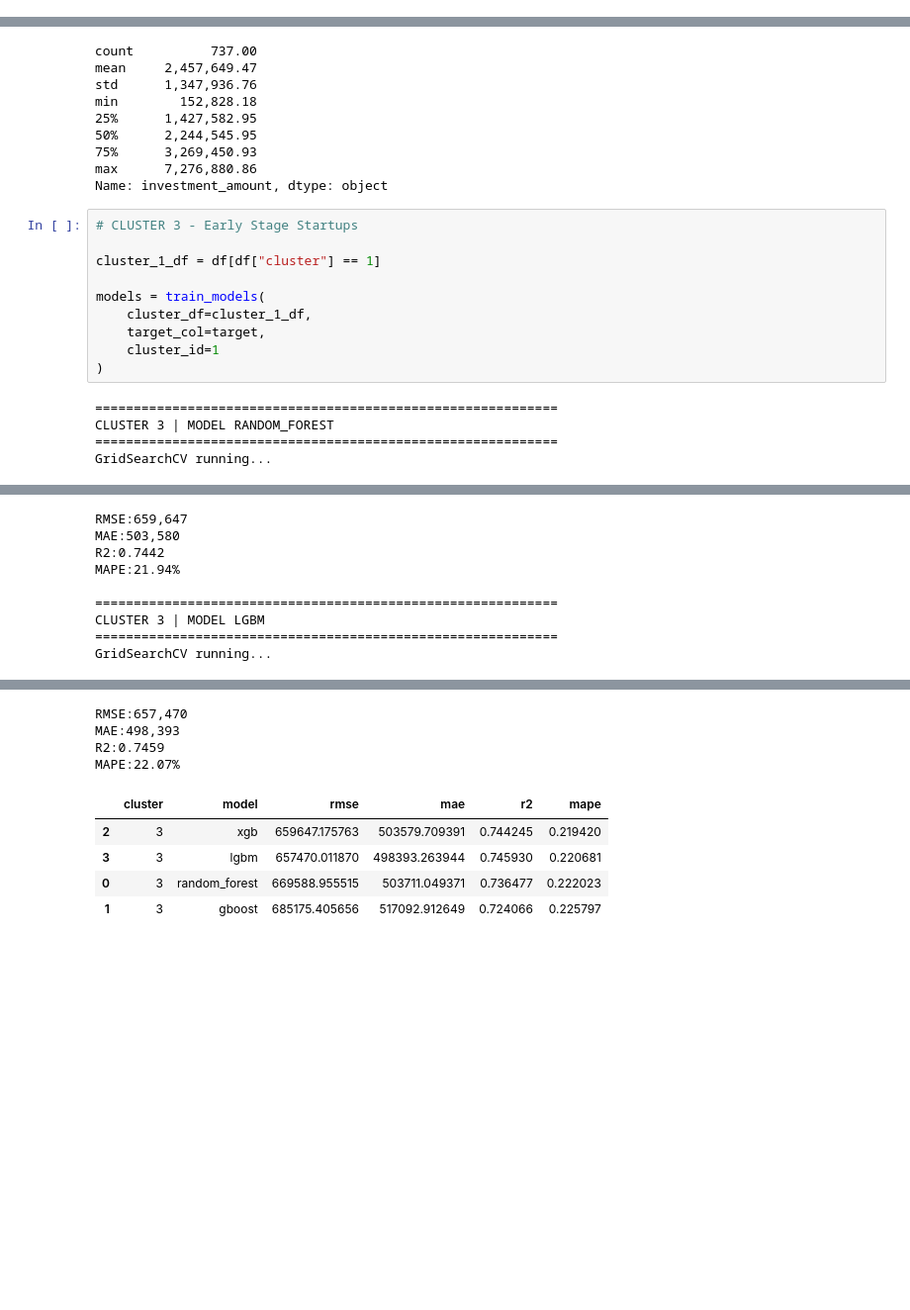
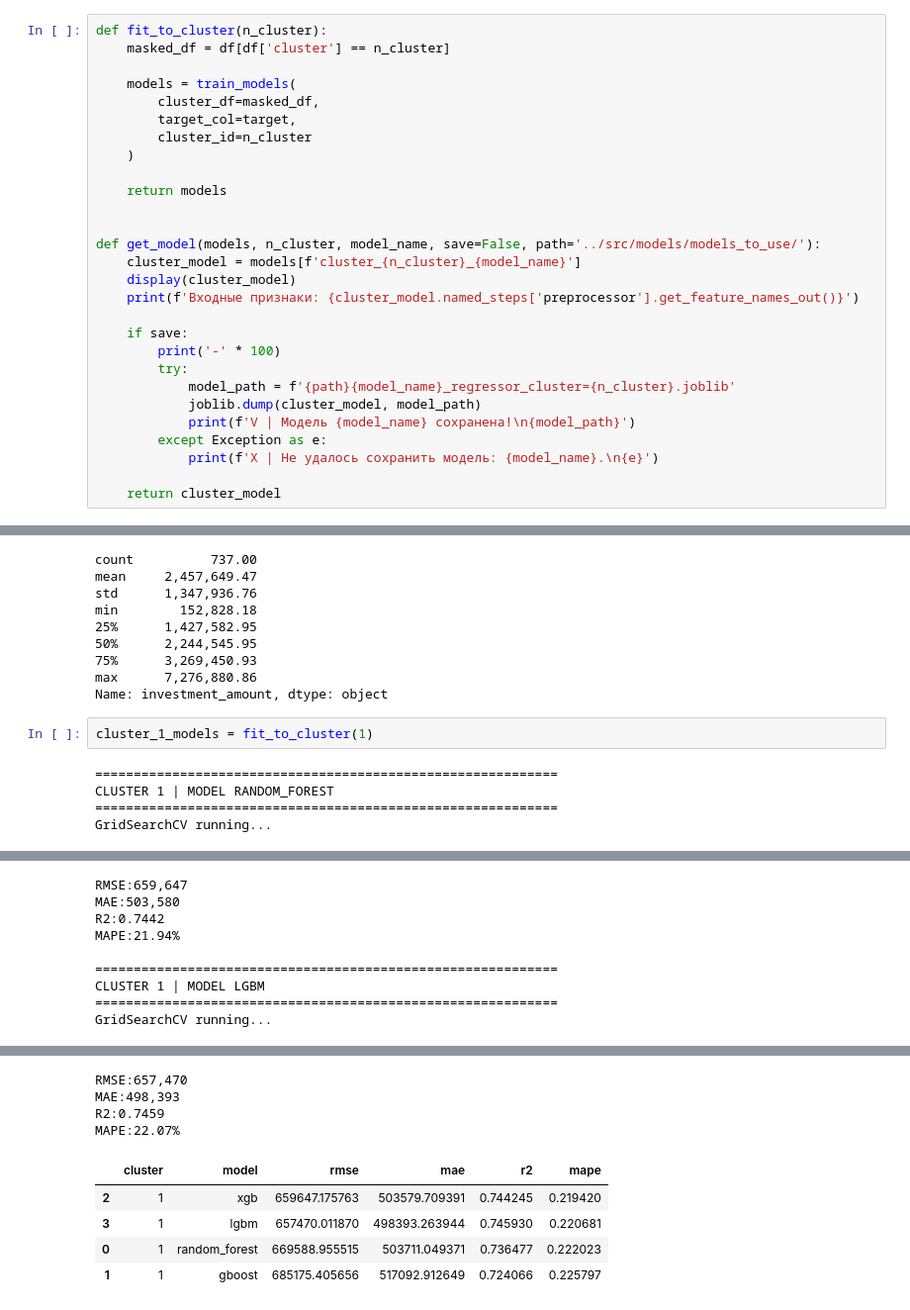
Before and after one commit to Ejtolf/startup_applications_investment_notebooks, a Jupyter notebook: notebooks/03_startup_sponsoring.ipynb, the cells around one changed output, grey strips where cells are left out. Shown at 99% size. Saved outputs shown, nothing was run; the diff lists cells and outputs as text; blank space fills up the shorter version.

Commit message:
Regression fitted for clusters 0; 1; 3.

```diff
--- a/notebooks/03_startup_sponsoring.ipynb
+++ b/notebooks/03_startup_sponsoring.ipynb
@@ -786,0 +787,28 @@ target = 'investment_amount_log'
+# %%
+def fit_to_cluster(n_cluster):
+    masked_df = df[df['cluster'] == n_cluster]
+
+    models = train_models(
+        cluster_df=masked_df,
+        target_col=target,
+        cluster_id=n_cluster
+    )
+
+    return models
+
+
+def get_model(models, n_cluster, model_name, save=False, path='../src/models/models_to_use/'):
+    cluster_model = models[f'cluster_{n_cluster}_{model_name}']
+    display(cluster_model)
+    print(f'Входные признаки: {cluster_model.named_steps['preprocessor'].get_feature_names_out()}')
+
+    if save:
+        print('-' * 100)
+        try:
+            model_path = f'{path}{model_name}_regressor_cluster={n_cluster}.joblib'
+            joblib.dump(cluster_model, model_path)
+            print(f'V | Модель {model_name} сохранена!\n{model_path}')
+        except Exception as e:
+            print(f'X | Не удалось сохранить модель: {model_name}.\n{e}')
+
+    return cluster_model
@@ -940,17 +948,9 @@ min        152,828.18
 max      7,276,880.86
 Name: investment_amount, dtype: object
 # %%
-# CLUSTER 3 - Early Stage Startups
-
-cluster_1_df = df[df["cluster"] == 1]
-
-models = train_models(
-    cluster_df=cluster_1_df,
-    target_col=target,
-    cluster_id=1
-)
+cluster_1_models = fit_to_cluster(1)
 # %% [output]
 ============================================================
-CLUSTER 3 | MODEL RANDOM_FOREST
+CLUSTER 1 | MODEL RANDOM_FOREST
 ============================================================
 GridSearchCV running...
@@ -984,6 +984,6 @@ R2:0.7442
 MAPE:21.94%
 
 ============================================================
-CLUSTER 3 | MODEL LGBM
+CLUSTER 1 | MODEL LGBM
 ============================================================
 GridSearchCV running...
@@ -992,10 +992,10 @@ GridSearchCV running...
 RMSE:657,470
 MAE:498,393
 R2:0.7459
 MAPE:22.07%
 |  | cluster | model | rmse | mae | r2 | mape |
-| 2 | 3 | xgb | 659647.175763 | 503579.709391 | 0.744245 | 0.219420 |
-| 3 | 3 | lgbm | 657470.011870 | 498393.263944 | 0.745930 | 0.220681 |
-| 0 | 3 | random_forest | 669588.955515 | 503711.049371 | 0.736477 | 0.222023 |
-| 1 | 3 | gboost | 685175.405656 | 517092.912649 | 0.724066 | 0.225797 |
+| 2 | 1 | xgb | 659647.175763 | 503579.709391 | 0.744245 | 0.219420 |
+| 3 | 1 | lgbm | 657470.011870 | 498393.263944 | 0.745930 | 0.220681 |
+| 0 | 1 | random_forest | 669588.955515 | 503711.049371 | 0.736477 | 0.222023 |
+| 1 | 1 | gboost | 685175.405656 | 517092.912649 | 0.724066 | 0.225797 |
 # %%
```
Also changed, not shown: parts of 13 cells of this notebook.
